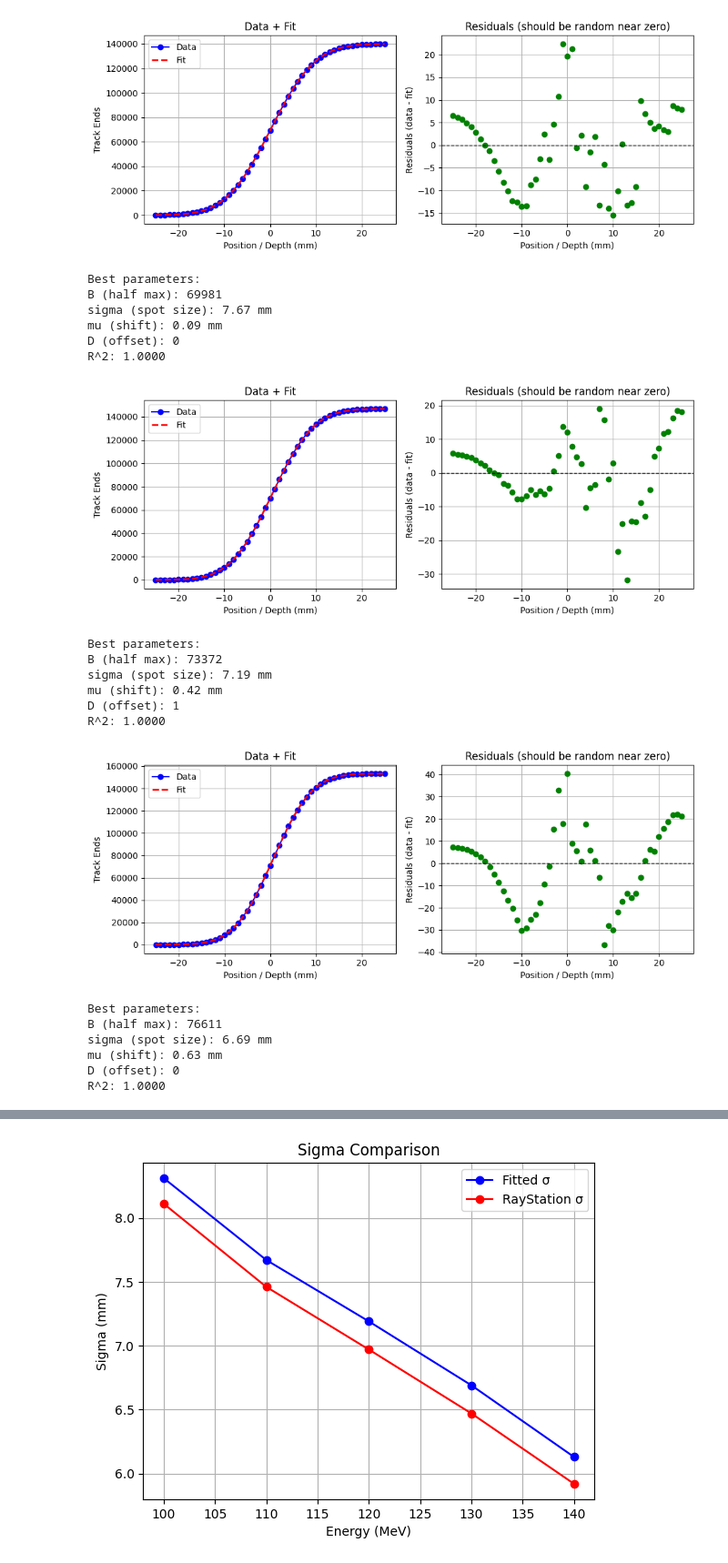
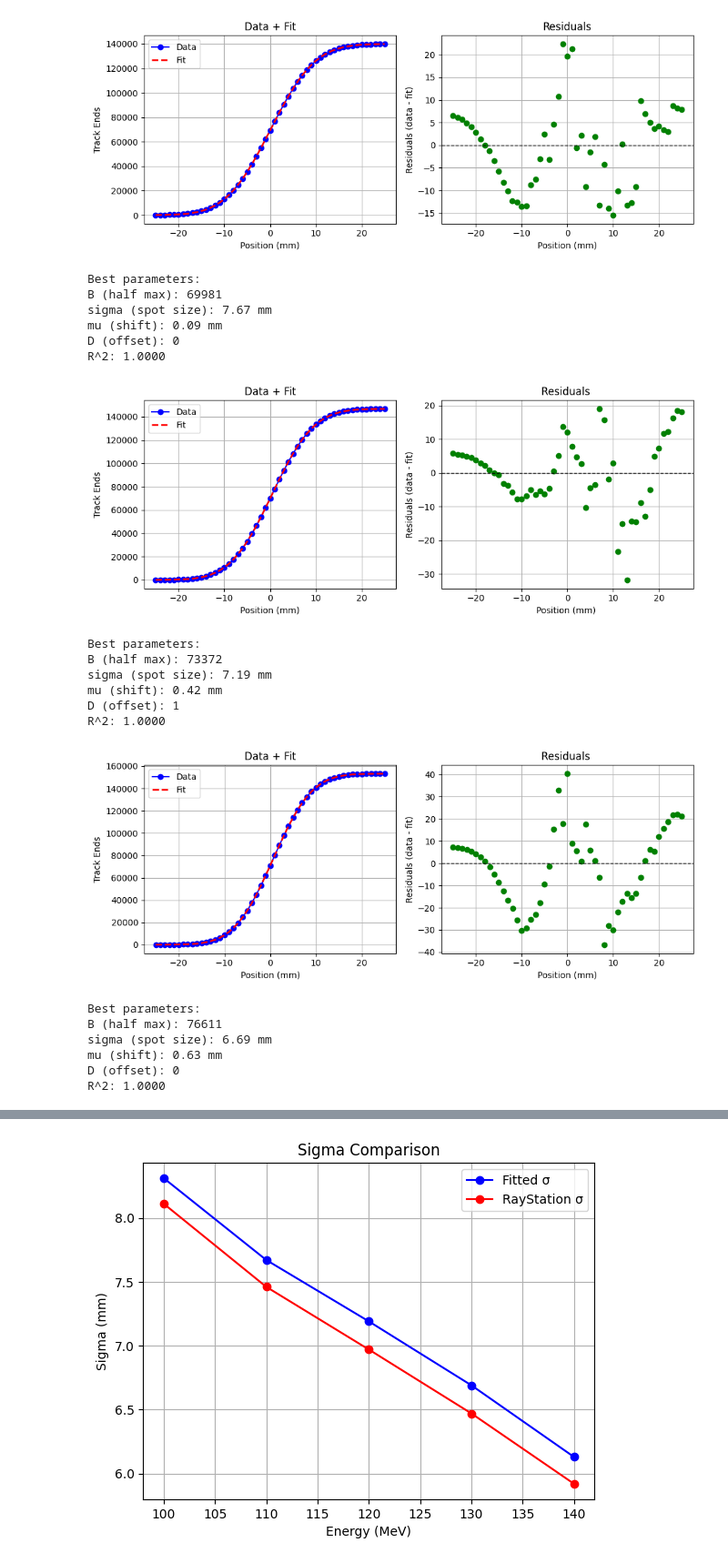
Before and after one commit to Cousar/Colab-codes-for-TE-project, a Jupyter notebook: TEfittingModel.ipynb, the cells around one changed output, grey strips where cells are left out. Shown at 91% size. Saved outputs shown, nothing was run; the diff lists cells and outputs as text; code cells hidden in the pictures.

```diff
--- a/TEfittingModel.ipynb
+++ b/TEfittingModel.ipynb
@@ -88,37 +88,37 @@ popt, pcov = curve_fit(my_model_v2, xdata, ydata,
 plt.figure(figsize=(10, 4))
 
 plt.subplot(1, 2, 1)
 y_fit = my_model_v2(xdata, *popt)
 plt.plot(xdata, ydata, 'bo-', label='Data')
 plt.plot(xdata, y_fit, 'r--', linewidth=2, label='Fit')
-plt.xlabel('Position / Depth (mm)')
+plt.xlabel('Position (mm)')
 plt.ylabel('Track Ends')
 plt.title('Data + Fit')
 plt.legend()
 plt.grid(True)
 
 # Residuals plot
 plt.subplot(1, 2, 2)
 residuals = ydata - y_fit
 plt.plot(xdata, residuals, 'go', markersize=6)
 plt.axhline(0, color='k', ls='--', linewidth=1)
-plt.xlabel('Position / Depth (mm)')
+plt.xlabel('Position (mm)')
 plt.ylabel('Residuals (data - fit)')
-plt.title('Residuals (should be random near zero)')
+plt.title('Residuals')
 plt.grid(True)
 
 plt.tight_layout()
 plt.show()
 
 # Results
 print("Best parameters:")
 print(f"B (half max): {popt[0]:.0f}")
 print(f"sigma (spot size): {popt[1]:.2f} mm")
 print(f"mu (shift): {popt[2]:.2f} mm")
 print(f"D (offset): {popt[3]:.0f}")
 print(f"R^2: {1 - np.sum(residuals**2)/np.sum((ydata - np.mean(ydata))**2):.4f}")
 # %% [output]
-[figure, old version]
+[figure, new version]
 Best parameters:
 B (half max): 69981
 sigma (spot size): 7.67 mm
@@ -154,7 +154,7 @@ plt.subplot(1, 2, 1)
 y_fit = my_model_v2(xdata, *popt)
 plt.plot(xdata, ydata, 'bo-', label='Data')
 plt.plot(xdata, y_fit, 'r--', linewidth=2, label='Fit')
-plt.xlabel('Position / Depth (mm)')
+plt.xlabel('Position (mm)')
 plt.ylabel('Track Ends')
 plt.title('Data + Fit')
 plt.legend()
@@ -165,9 +165,9 @@ plt.subplot(1, 2, 2)
 residuals = ydata - y_fit
 plt.plot(xdata, residuals, 'go', markersize=6)
 plt.axhline(0, color='k', ls='--', linewidth=1)
-plt.xlabel('Position / Depth (mm)')
+plt.xlabel('Position (mm) ')
 plt.ylabel('Residuals (data - fit)')
-plt.title('Residuals (should be random near zero)')
+plt.title('Residuals ')
 plt.grid(True)
 
 plt.tight_layout()
@@ -181,7 +181,7 @@ print(f"mu (shift): {popt[2]:.2f} mm")
 print(f"D (offset): {popt[3]:.0f}")
 print(f"R^2: {1 - np.sum(residuals**2)/np.sum((ydata - np.mean(ydata))**2):.4f}")
 # %% [output]
-[figure, old version]
+[figure, new version]
 Best parameters:
 B (half max): 73372
 sigma (spot size): 7.19 mm
@@ -217,7 +217,7 @@ plt.subplot(1, 2, 1)
 y_fit = my_model_v2(xdata, *popt)
 plt.plot(xdata, ydata, 'bo-', label='Data')
 plt.plot(xdata, y_fit, 'r--', linewidth=2, label='Fit')
-plt.xlabel('Position / Depth (mm)')
+plt.xlabel('Position (mm)')
 plt.ylabel('Track Ends')
 plt.title('Data + Fit')
 plt.legend()
@@ -228,9 +228,9 @@ plt.subplot(1, 2, 2)
 residuals = ydata - y_fit
 plt.plot(xdata, residuals, 'go', markersize=6)
 plt.axhline(0, color='k', ls='--', linewidth=1)
-plt.xlabel('Position / Depth (mm)')
+plt.xlabel('Position (mm)')
 plt.ylabel('Residuals (data - fit)')
-plt.title('Residuals (should be random near zero)')
+plt.title('Residuals ')
 plt.grid(True)
 
 plt.tight_layout()
@@ -244,7 +244,7 @@ print(f"mu (shift): {popt[2]:.2f} mm")
 print(f"D (offset): {popt[3]:.0f}")
 print(f"R^2: {1 - np.sum(residuals**2)/np.sum((ydata - np.mean(ydata))**2):.4f}")
 # %% [output]
-[figure, old version]
+[figure, new version]
 Best parameters:
 B (half max): 76611
 sigma (spot size): 6.69 mm
```
Also changed, not shown: parts of 2 cells of this notebook.
